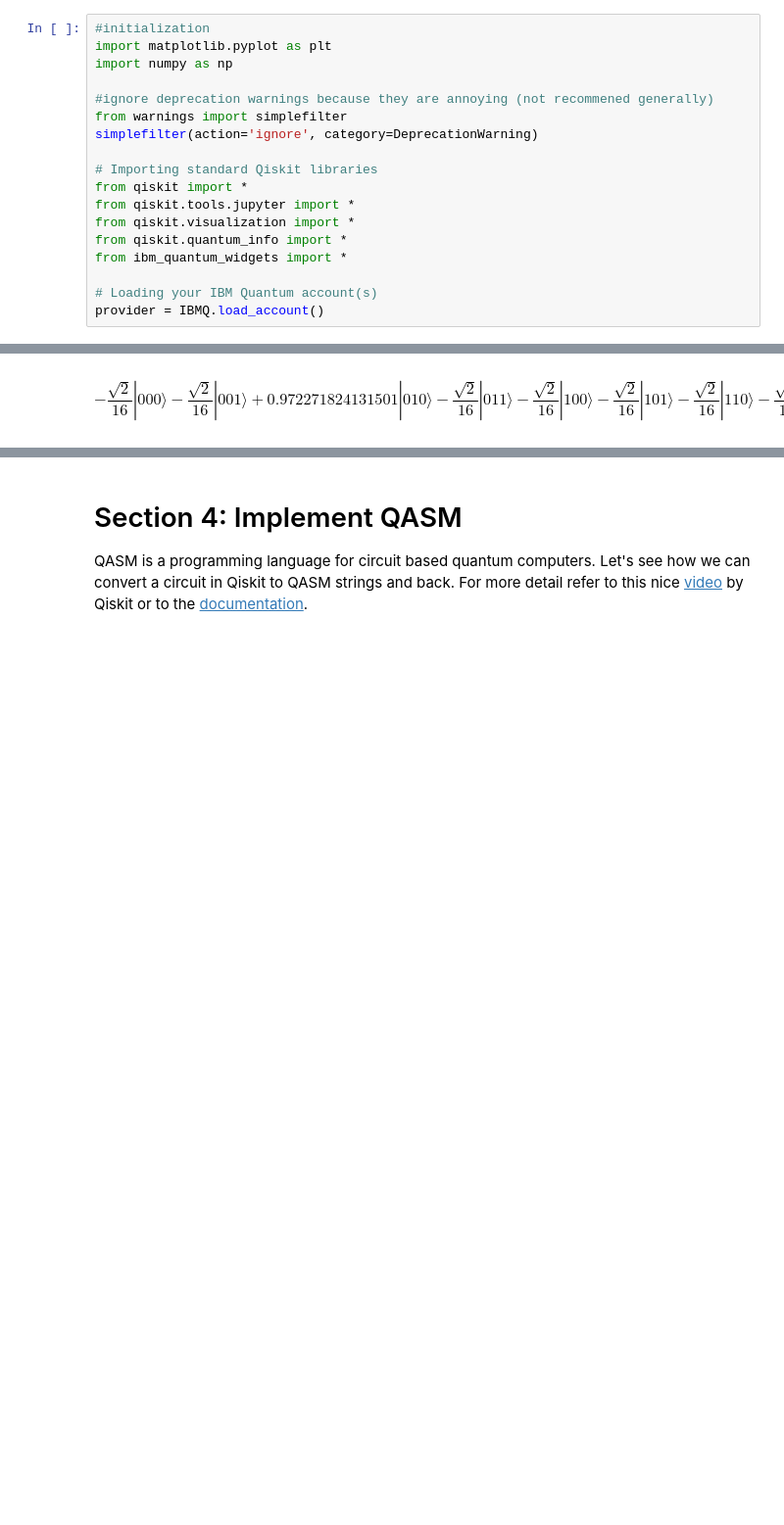
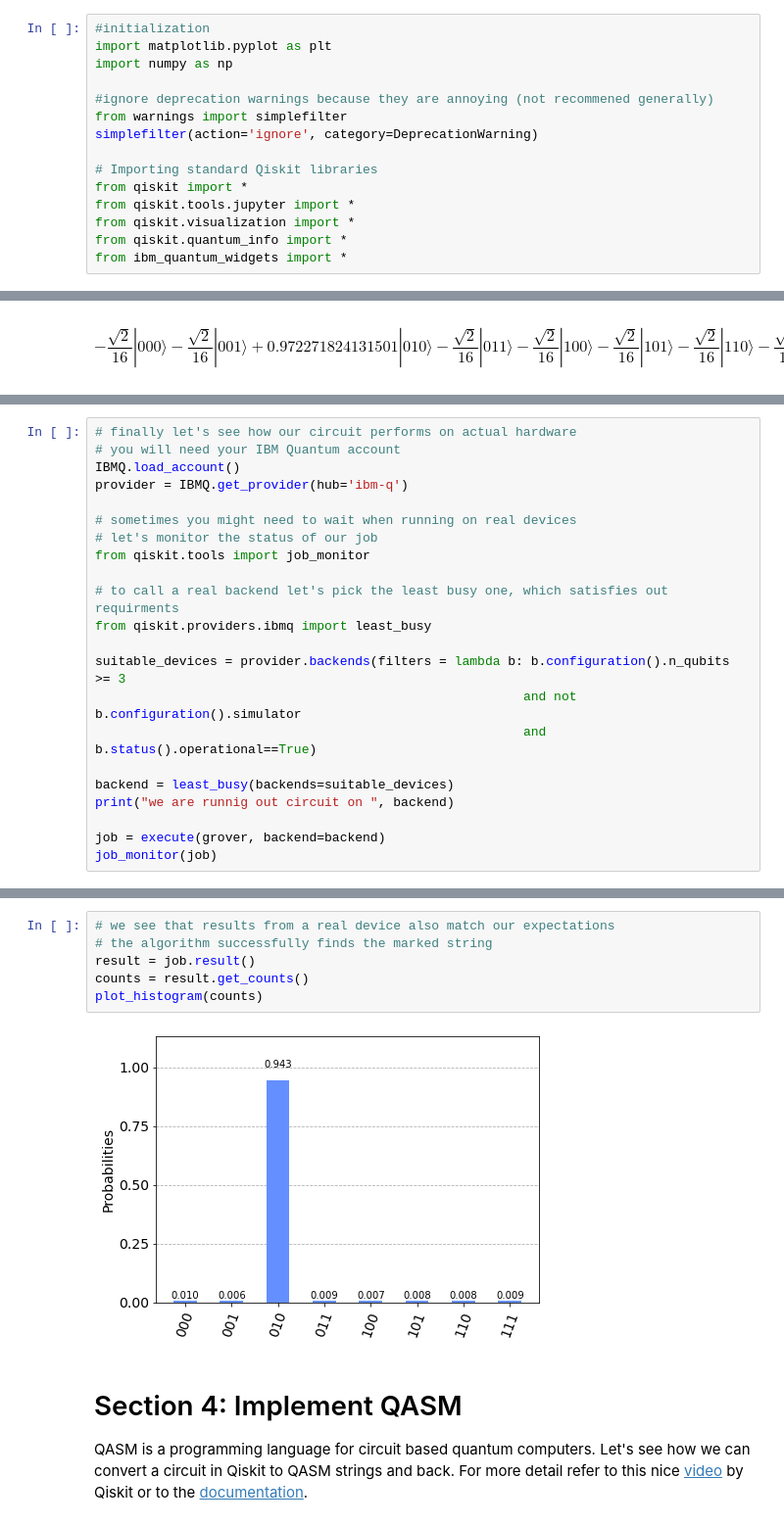
Before and after one commit to petr-ivashkov/qiskit-cert-workbook, a Jupyter notebook: workbook.ipynb, the cells around one changed output, grey strips where cells are left out. Shown at 98% size. Cells and saved outputs as stored; diff of their text form; blank space fills up the shorter version.

```diff
--- a/workbook.ipynb
+++ b/workbook.ipynb
@@ -13,9 +13,6 @@ from qiskit.tools.jupyter import *
 from qiskit.visualization import *
 from qiskit.quantum_info import *
 from ibm_quantum_widgets import *
-
-# Loading your IBM Quantum account(s)
-provider = IBMQ.load_account()
 # %% [markdown]
 # Section 1: Perform operations on quantum circuits
 # %% [markdown]
@@ -249,0 +247,22 @@ plot_histogram(result.get_counts())
+# %%
+# finally let's see how our circuit performs on actual hardware
+# you will need your IBM Quantum account
+IBMQ.load_account()
+provider = IBMQ.get_provider(hub='ibm-q')
+
+# sometimes you might need to wait when running on real devices
+# let's monitor the status of our job
+from qiskit.tools import job_monitor
+
+# to call a real backend let's pick the least busy one, which satisfies out requirments
+from qiskit.providers.ibmq import least_busy
+
+suitable_devices = provider.backends(filters = lambda b: b.configuration().n_qubits >= 3
+                                                        and not b.configuration().simulator
+                                                        and b.status().operational==True)
+
+backend = least_busy(backends=suitable_devices)
+print("we are runnig out circuit on ", backend)
+
+job = execute(grover, backend=backend)
+job_monitor(job)
@@ -250,3 +272,11 @@ plot_histogram(result.get_counts())
+# %%
+# we see that results from a real device also match our expectations
+# the algorithm successfully finds the marked string
+result = job.result()
+counts = result.get_counts()
+plot_histogram(counts)
+# %% [output]
+[figure, added]
 # %% [markdown]
 # Section 4: Implement QASM
 
```
Also changed, not shown: parts of 13 cells of this notebook.
